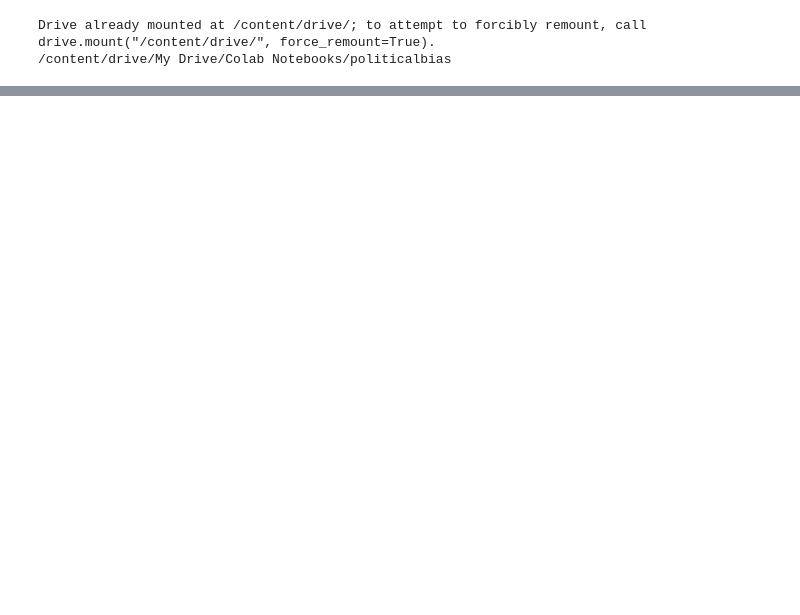
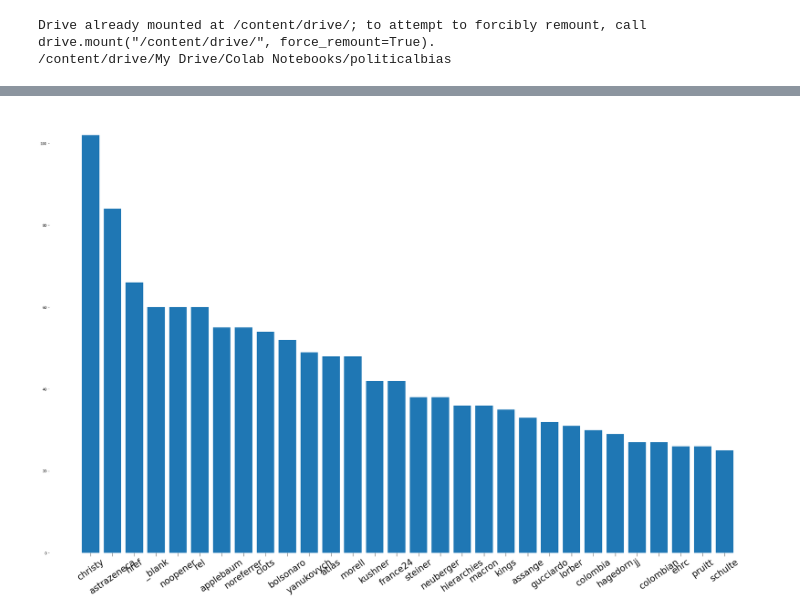
Before and after one commit to thekhan314/politicalbias, a Jupyter notebook: Main_PolBias.ipynb, the cells around one changed output, grey strips where cells are left out. Saved outputs shown, nothing was run; the diff lists cells and outputs as text; code cells hidden in the pictures; blank space fills up the shorter version.

```diff
--- a/Main_PolBias.ipynb
+++ b/Main_PolBias.ipynb
@@ -127,0 +153,6 @@ memory usage: 369.6+ KB
+# %%
+df_left = df_adf[df_adf['article_bias'] < -13]
+df_right = df_adf[df_adf['article_bias'] > 10]
+
+df_left.info()
+df_right.info()
@@ -127,0 +233,13 @@ memory usage: 369.6+ KB
+# %%
+def compare_vocabs(seta,setb):
+    left_words = set(seta.index)
+    right_words = set(setb.index)
+
+    left_notin_right = list(left_words - right_words)
+    sr_right_notin_left = seta[left_notin_right]
+    sr_right_notin_left.sort_values(ascending=False,inplace=True)
+    plot_wordcounts(sr_right_notin_left)
+# %%
+compare_vocabs(left_counts,right_counts)
+# %% [output]
+[figure, added]
```
Also changed, not shown: parts of 30 cells of this notebook.
